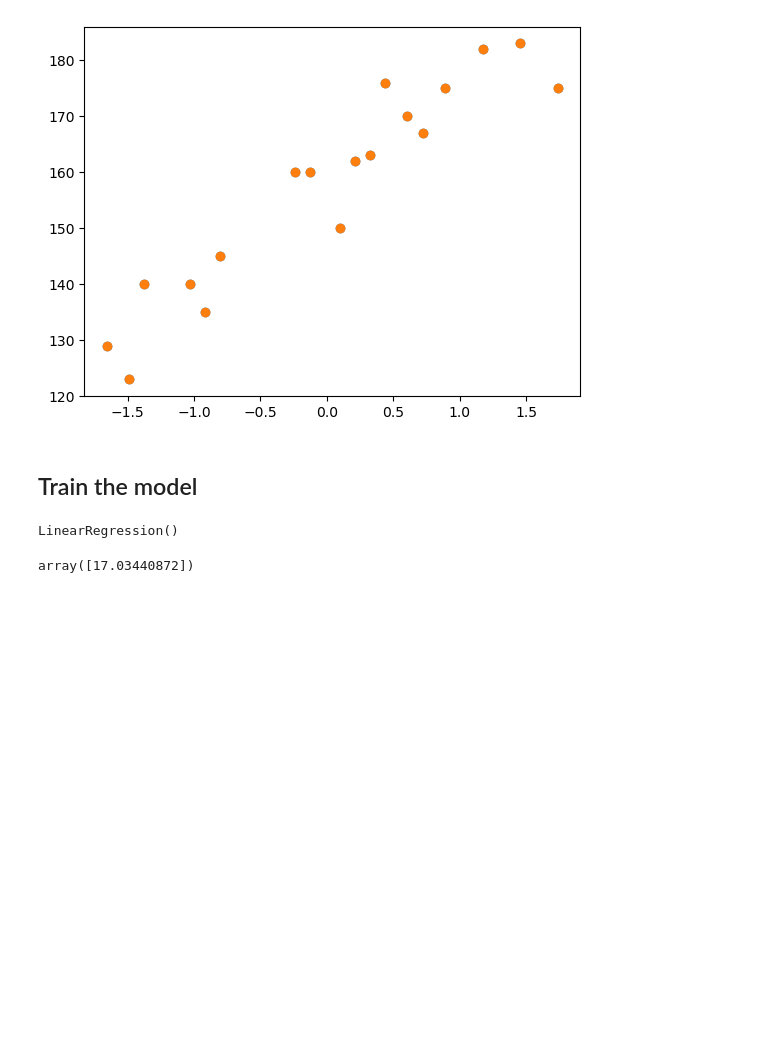
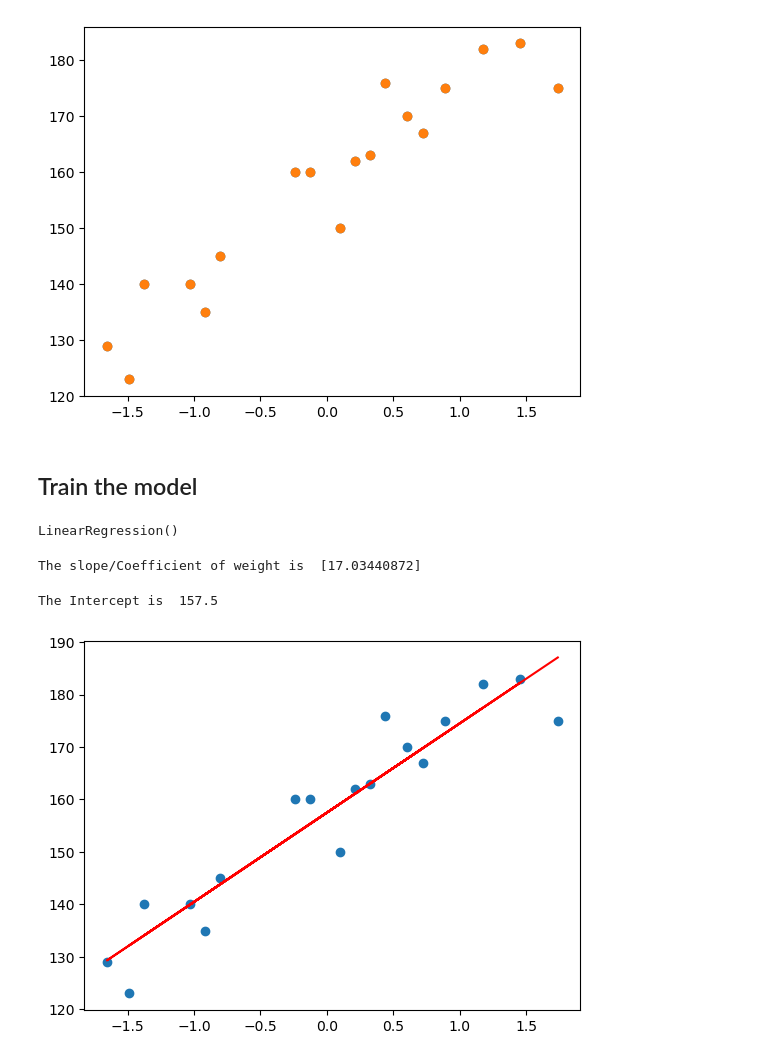
Before and after one commit to Imani-hub-pixel/AI-and-ML-Udemy-course, a Jupyter notebook: Simple Linear Regression project/height_weight.ipynb, the cells around one changed output. Drawn from its saved outputs; the diff is of its cells as text; code cells hidden in the pictures; blank space fills up the shorter version.

```diff
--- a/Simple Linear Regression project/height_weight.ipynb
+++ b/Simple Linear Regression project/height_weight.ipynb
@@ -112,6 +112,18 @@ model.fit(X_train,y_train)
 # %% [output]
 LinearRegression()
 # %%
-model.coef_
+coeff=model.coef_
+print("The slope/Coefficient of weight is ",coeff)
 # %% [output]
-array([17.03440872])
+The slope/Coefficient of weight is  [17.03440872]
+# %%
+intercept=model.intercept_
+print("The Intercept is ",intercept)
+# %% [output]
+The Intercept is  157.5
+# %%
+plt.scatter(X_train,y_train)
+plt.plot(X_train,model.predict(X_train),'r')
+plt.show()
+# %% [output]
+[figure, added]
```
Also changed, not shown: parts of 1 cell of this notebook.
